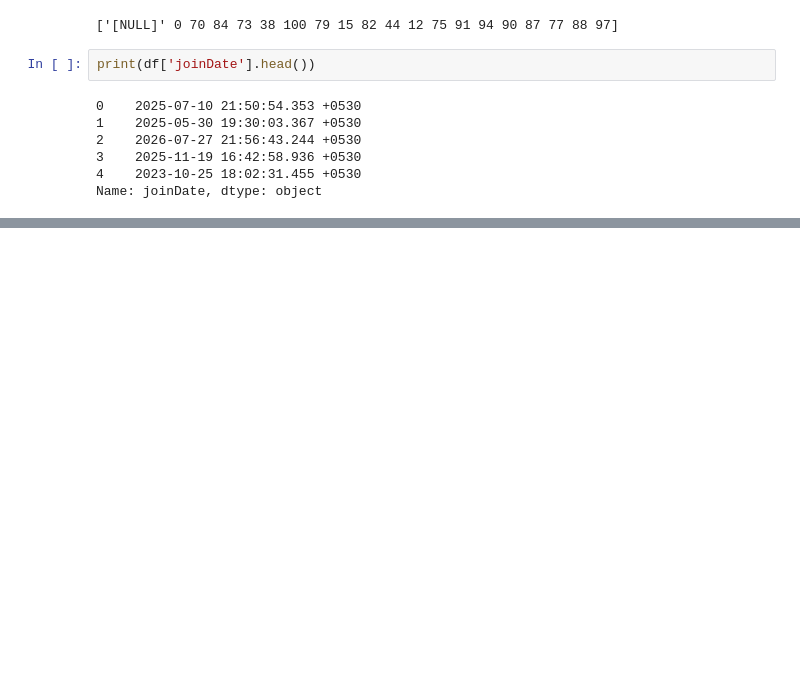
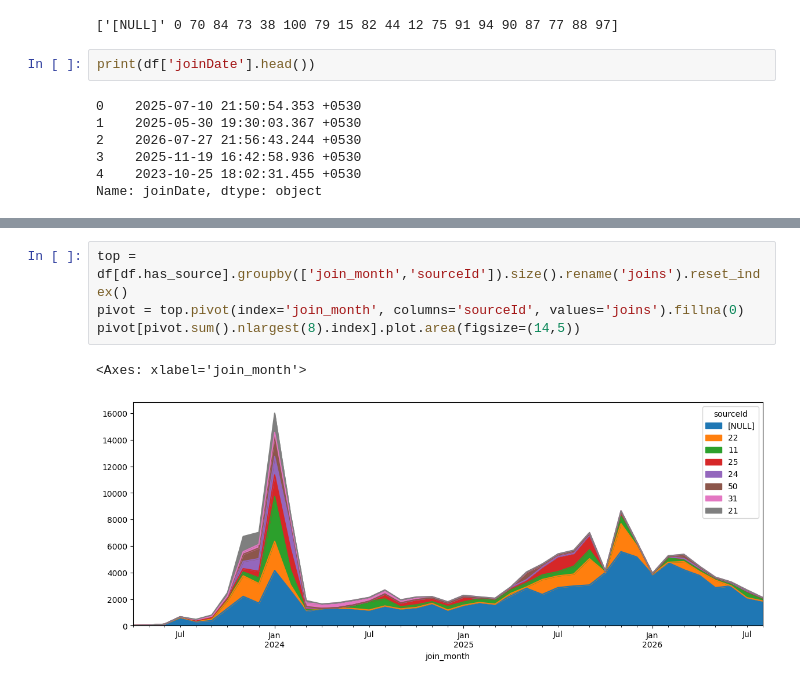
Before and after one commit to routparam12/Python_qns, a Jupyter notebook: Panelist_behaviour_check.ipynb, the cells around one changed output, grey strips where cells are left out. Saved outputs shown, nothing was run; the diff lists cells and outputs as text; blank space fills up the shorter version.

```diff
--- a/Panelist_behaviour_check.ipynb
+++ b/Panelist_behaviour_check.ipynb
@@ -103,0 +159,7 @@ unparsed dates: 0
+# %%
+top = df[df.has_source].groupby(['join_month','sourceId']).size().rename('joins').reset_index()
+pivot = top.pivot(index='join_month', columns='sourceId', values='joins').fillna(0)
+pivot[pivot.sum().nlargest(8).index].plot.area(figsize=(14,5))
+# %% [output]
+<Axes: xlabel='join_month'>
+[figure, added]
```
Also changed, not shown: parts of 9 cells of this notebook.
